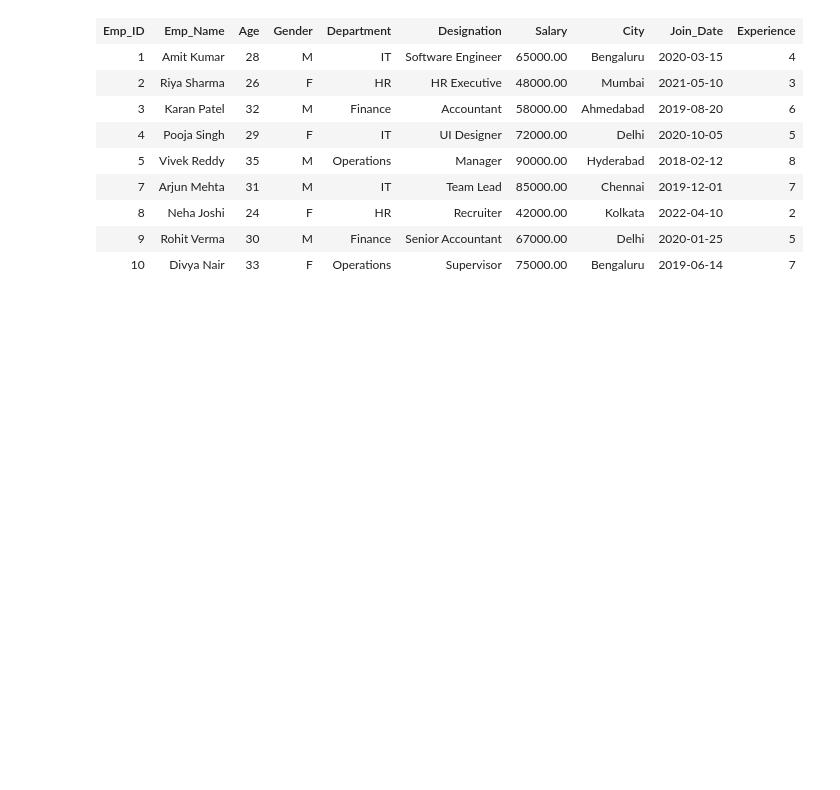
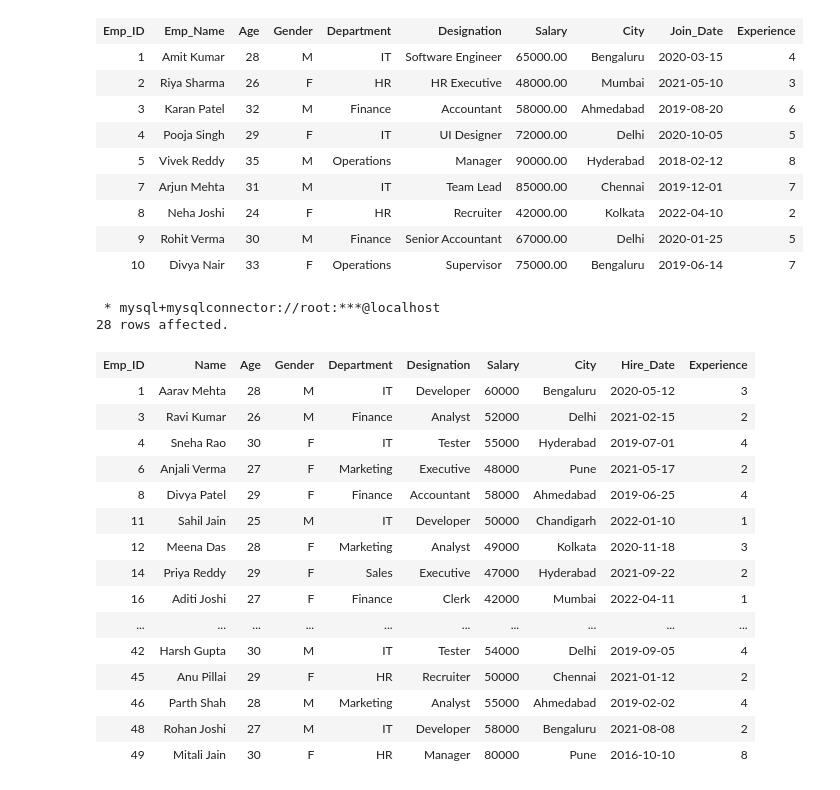
Before and after one commit to ViswaaE/Sql_besant, a Jupyter notebook: practice.ipynb, the cells around one changed output. Cells and saved outputs as stored; diff of their text form; code cells hidden in the pictures; blank space fills up the shorter version.

```diff
--- a/practice.ipynb
+++ b/practice.ipynb
@@ -112,3 +112,25 @@ SELECT * FROM employeess WHERE Salary <> 55000;
 | 8 | Neha Joshi | 24 | F | HR | Recruiter | 42000.00 | Kolkata | 2022-04-10 | 2 |
 | 9 | Rohit Verma | 30 | M | Finance | Senior Accountant | 67000.00 | Delhi | 2020-01-25 | 5 |
 | 10 | Divya Nair | 33 | F | Operations | Supervisor | 75000.00 | Bengaluru | 2019-06-14 | 7 |
+# %%
+%%sql
+SELECT * FROM EMPLOYEES WHERE AGE BETWEEN 25 AND 30;
+# %% [output]
+ * mysql+mysqlconnector://root:***@localhost
+28 rows affected.
+| Emp_ID | Name | Age | Gender | Department | Designation | Salary | City | Hire_Date | Experience |
+| 1 | Aarav Mehta | 28 | M | IT | Developer | 60000 | Bengaluru | 2020-05-12 | 3 |
+| 3 | Ravi Kumar | 26 | M | Finance | Analyst | 52000 | Delhi | 2021-02-15 | 2 |
+| 4 | Sneha Rao | 30 | F | IT | Tester | 55000 | Hyderabad | 2019-07-01 | 4 |
+| 6 | Anjali Verma | 27 | F | Marketing | Executive | 48000 | Pune | 2021-05-17 | 2 |
+| 8 | Divya Patel | 29 | F | Finance | Accountant | 58000 | Ahmedabad | 2019-06-25 | 4 |
+| 11 | Sahil Jain | 25 | M | IT | Developer | 50000 | Chandigarh | 2022-01-10 | 1 |
+| 12 | Meena Das | 28 | F | Marketing | Analyst | 49000 | Kolkata | 2020-11-18 | 3 |
+| 14 | Priya Reddy | 29 | F | Sales | Executive | 47000 | Hyderabad | 2021-09-22 | 2 |
+| 16 | Aditi Joshi | 27 | F | Finance | Clerk | 42000 | Mumbai | 2022-04-11 | 1 |
+| ... | ... | ... | ... | ... | ... | ... | ... | ... | ... |
+| 42 | Harsh Gupta | 30 | M | IT | Tester | 54000 | Delhi | 2019-09-05 | 4 |
+| 45 | Anu Pillai | 29 | F | HR | Recruiter | 50000 | Chennai | 2021-01-12 | 2 |
+| 46 | Parth Shah | 28 | M | Marketing | Analyst | 55000 | Ahmedabad | 2019-02-02 | 4 |
+| 48 | Rohan Joshi | 27 | M | IT | Developer | 58000 | Bengaluru | 2021-08-08 | 2 |
+| 49 | Mitali Jain | 30 | F | HR | Manager | 80000 | Pune | 2016-10-10 | 8 |
```
Also changed, not shown: parts of 2 cells of this notebook, 1 other file.
